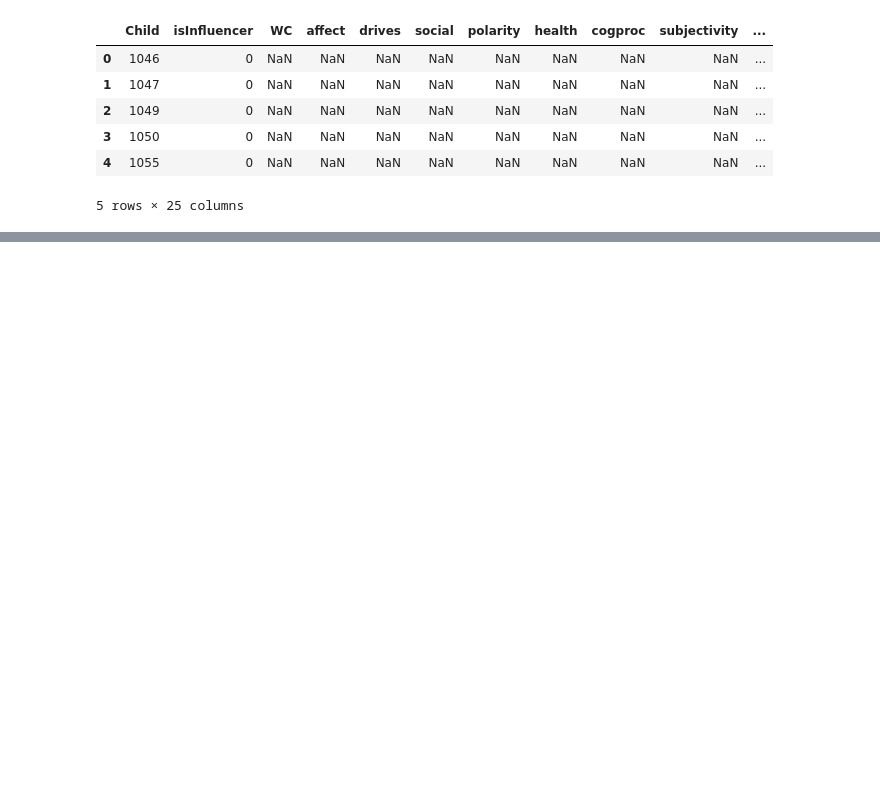
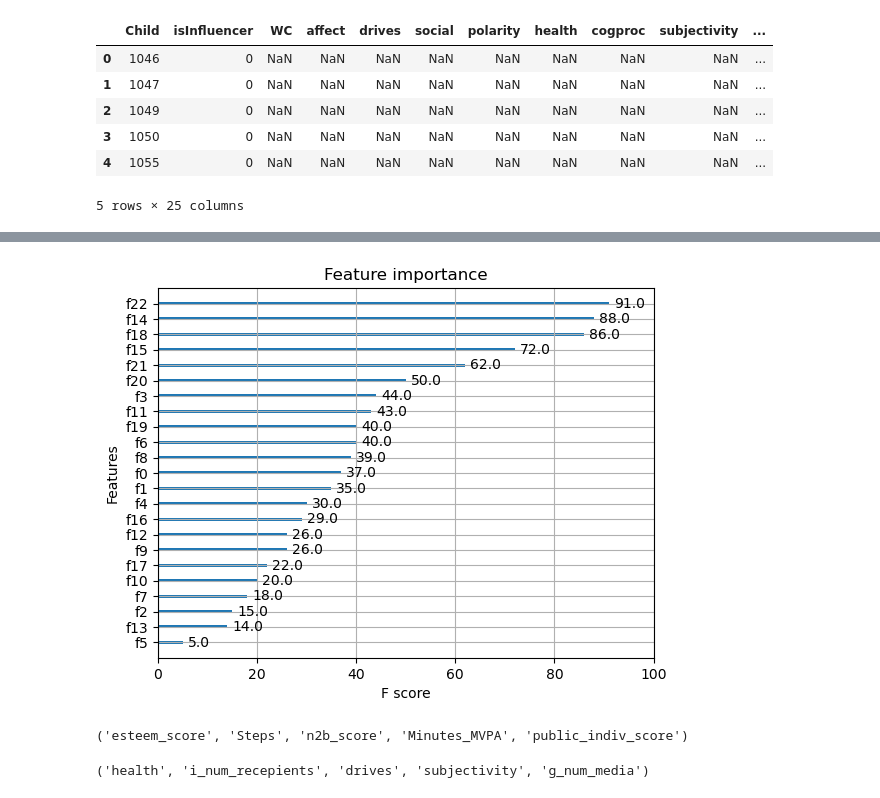
Before and after one commit to MovezNetwork/InfluencersPrediction, a Jupyter notebook: notebooks/First_Model.ipynb, the cells around one changed output, grey strips where cells are left out. Cells and saved outputs as stored; diff of their text form; code cells hidden in the pictures; blank space fills up the shorter version.

```diff
--- a/notebooks/First_Model.ipynb
+++ b/notebooks/First_Model.ipynb
@@ -62,0 +159,13 @@ y_lr = lreg.predict_proba(X_test)  # predict on new data
+# %%
+from numpy import loadtxt
+from xgboost import XGBClassifier
+from xgboost import plot_importance
+from matplotlib import pyplot
+
+# fit model no training data
+model = XGBClassifier()
+model.fit(X, y)
+# plot feature importance
+plot_importance(model)
+pyplot.show()
+# %% [output]
@@ -62,0 +173 @@ y_lr = lreg.predict_proba(X_test)  # predict on new data
+[figure, added]
@@ -62,0 +176,8 @@ y_lr = lreg.predict_proba(X_test)  # predict on new data
+# %%
+features[22],features[14],features[18],features[15],features[21]
+# %% [output]
+('esteem_score', 'Steps', 'n2b_score', 'Minutes_MVPA', 'public_indiv_score')
+# %%
+features[5],features[13],features[2],features[7],features[10]
+# %% [output]
+('health', 'i_num_recepients', 'drives', 'subjectivity', 'g_num_media')
```
Also changed, not shown: parts of 11 cells of this notebook, 9 other files.
